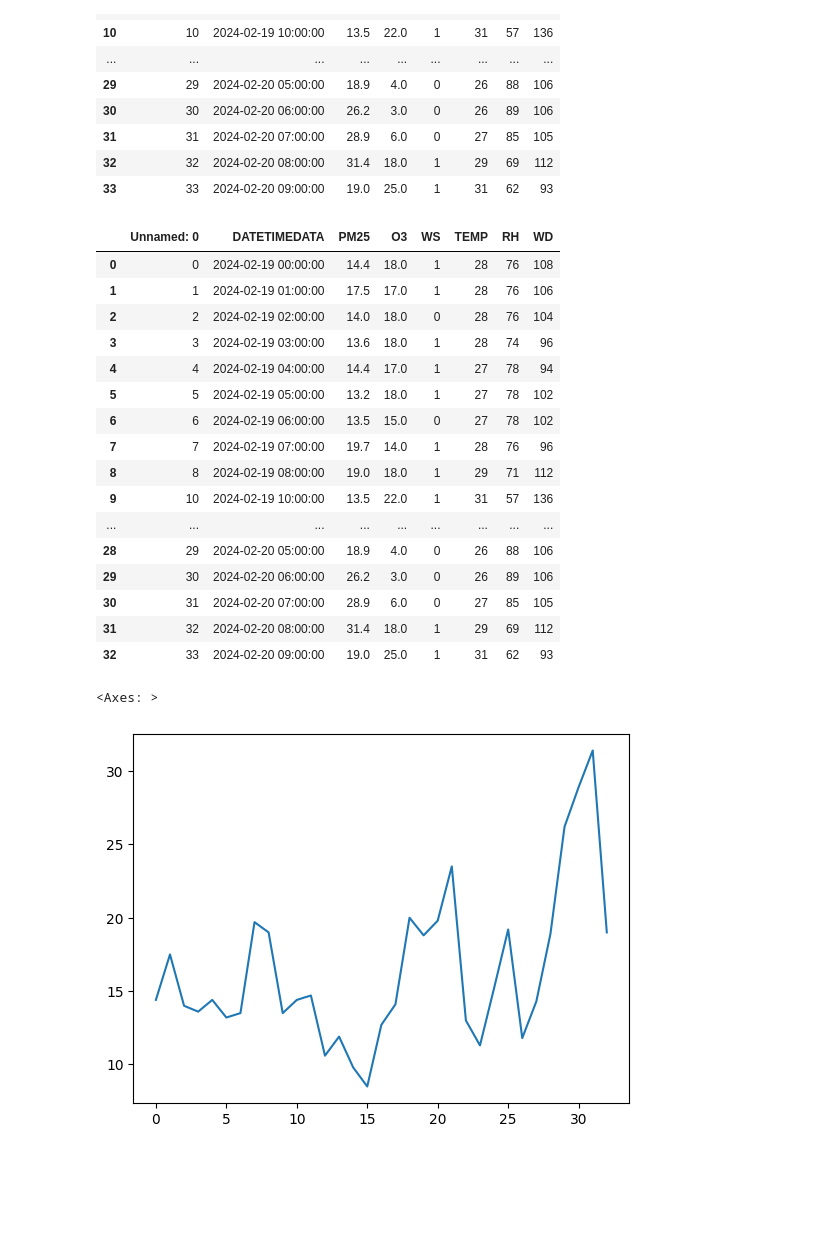
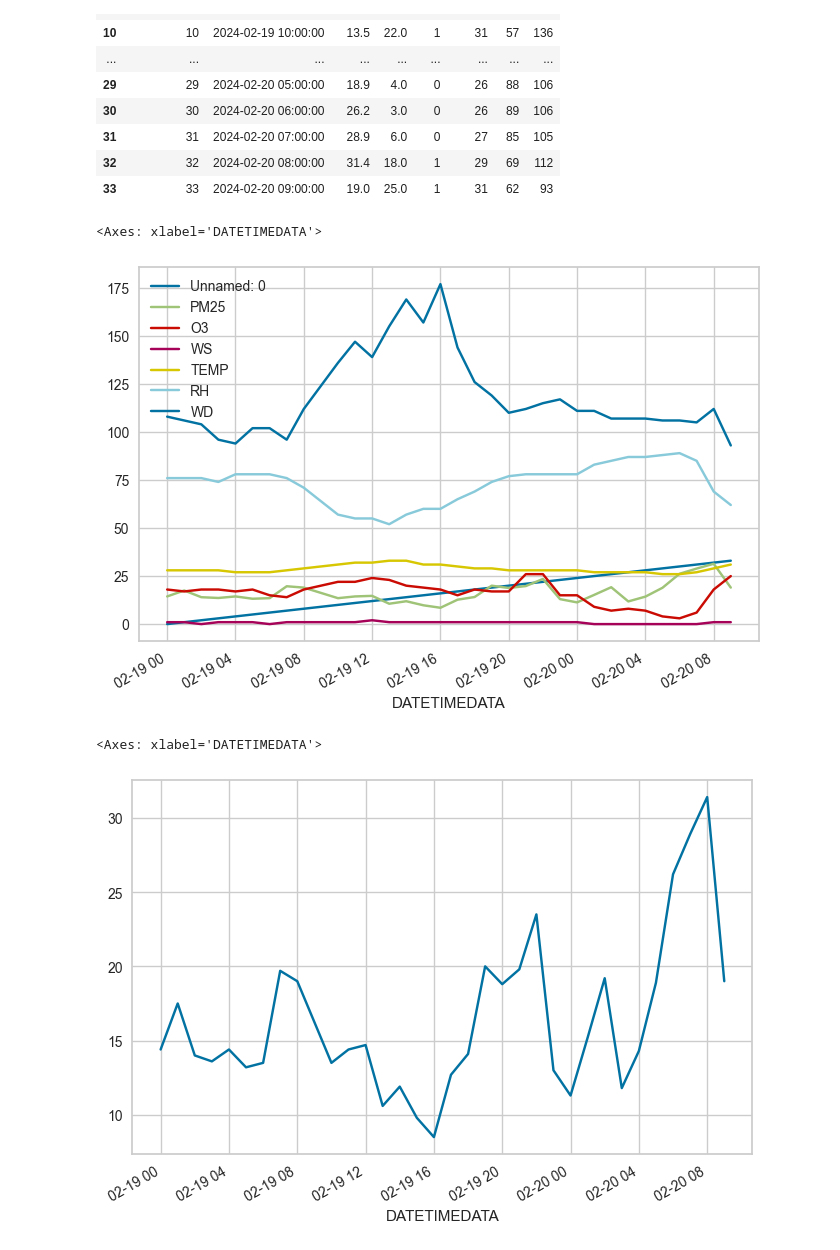
Before and after one commit to Thanathat26/Pm2.5, a Jupyter notebook: pm2.5.ipynb, the cells around one changed output. Cells and saved outputs as stored; diff of their text form; code cells hidden in the pictures; blank space fills up the shorter version.

```diff
--- a/pm2.5.ipynb
+++ b/pm2.5.ipynb
@@ -75,31 +75,18 @@ air25_data
 air25_data.to_csv("clean_data.csv", index=False)
 # %%
 import pandas as pd
-data = pd.read_csv('Clean_data.csv')
-data
+datat = pd.read_csv('Clean_data.csv')
+datat["DATETIMEDATA"] = pd.to_datetime(datat["DATETIMEDATA"])
+datat.set_index('DATETIMEDATA', inplace=True)
+datat.plot()
 # %% [output]
-|  | Unnamed: 0 | DATETIMEDATA | PM25 | O3 | WS | TEMP | RH | WD |
-| 0 | 0 | 2024-02-19 00:00:00 | 14.4 | 18.0 | 1 | 28 | 76 | 108 |
-| 1 | 1 | 2024-02-19 01:00:00 | 17.5 | 17.0 | 1 | 28 | 76 | 106 |
-| 2 | 2 | 2024-02-19 02:00:00 | 14.0 | 18.0 | 0 | 28 | 76 | 104 |
-| 3 | 3 | 2024-02-19 03:00:00 | 13.6 | 18.0 | 1 | 28 | 74 | 96 |
-| 4 | 4 | 2024-02-19 04:00:00 | 14.4 | 17.0 | 1 | 27 | 78 | 94 |
-| 5 | 5 | 2024-02-19 05:00:00 | 13.2 | 18.0 | 1 | 27 | 78 | 102 |
-| 6 | 6 | 2024-02-19 06:00:00 | 13.5 | 15.0 | 0 | 27 | 78 | 102 |
-| 7 | 7 | 2024-02-19 07:00:00 | 19.7 | 14.0 | 1 | 28 | 76 | 96 |
-| 8 | 8 | 2024-02-19 08:00:00 | 19.0 | 18.0 | 1 | 29 | 71 | 112 |
-| 9 | 10 | 2024-02-19 10:00:00 | 13.5 | 22.0 | 1 | 31 | 57 | 136 |
-| ... | ... | ... | ... | ... | ... | ... | ... | ... |
-| 28 | 29 | 2024-02-20 05:00:00 | 18.9 | 4.0 | 0 | 26 | 88 | 106 |
-| 29 | 30 | 2024-02-20 06:00:00 | 26.2 | 3.0 | 0 | 26 | 89 | 106 |
-| 30 | 31 | 2024-02-20 07:00:00 | 28.9 | 6.0 | 0 | 27 | 85 | 105 |
-| 31 | 32 | 2024-02-20 08:00:00 | 31.4 | 18.0 | 1 | 29 | 69 | 112 |
-| 32 | 33 | 2024-02-20 09:00:00 | 19.0 | 25.0 | 1 | 31 | 62 | 93 |
+<Axes: xlabel='DATETIMEDATA'>
+[figure, added]
 # %%
-data["PM25"].plot()
+datat["PM25"].plot()
 # %% [output]
-<Axes: >
+<Axes: xlabel='DATETIMEDATA'>
-[figure, old version]
+[figure, new version]
 # %%
 data.dtypes
 # %% [output]
```
Also changed, not shown: parts of 7 cells of this notebook, 4 other files.
